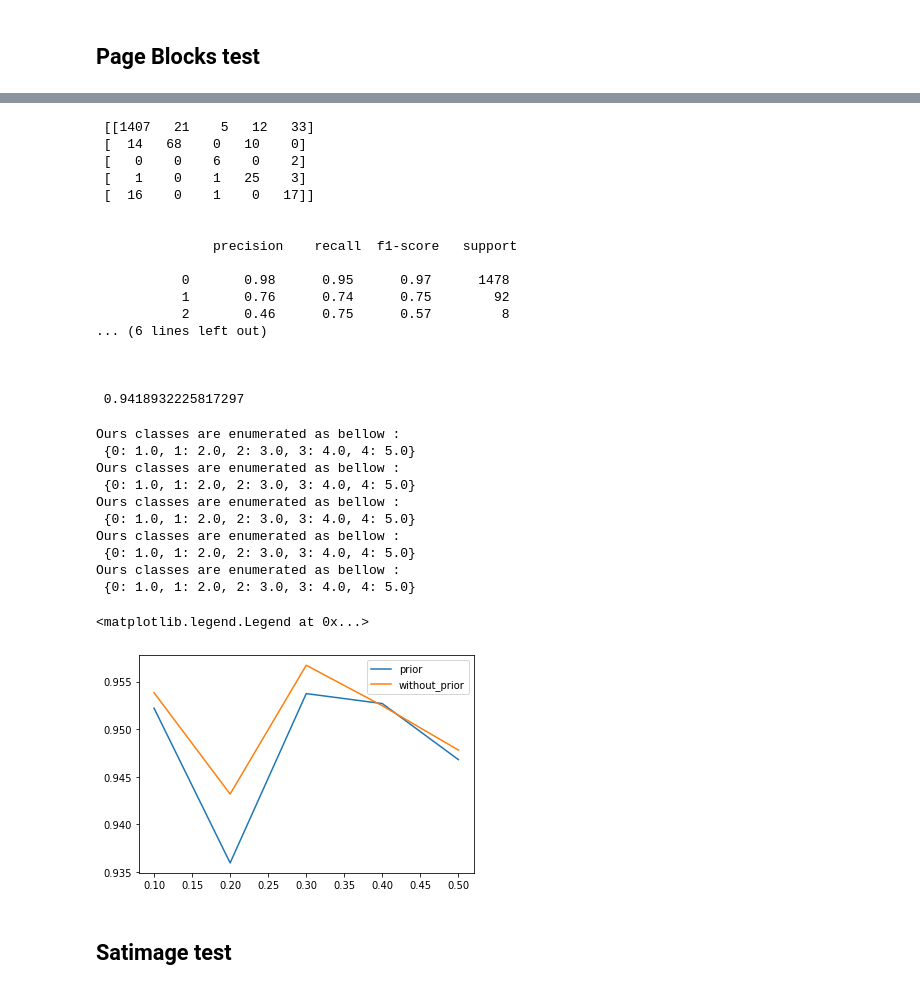
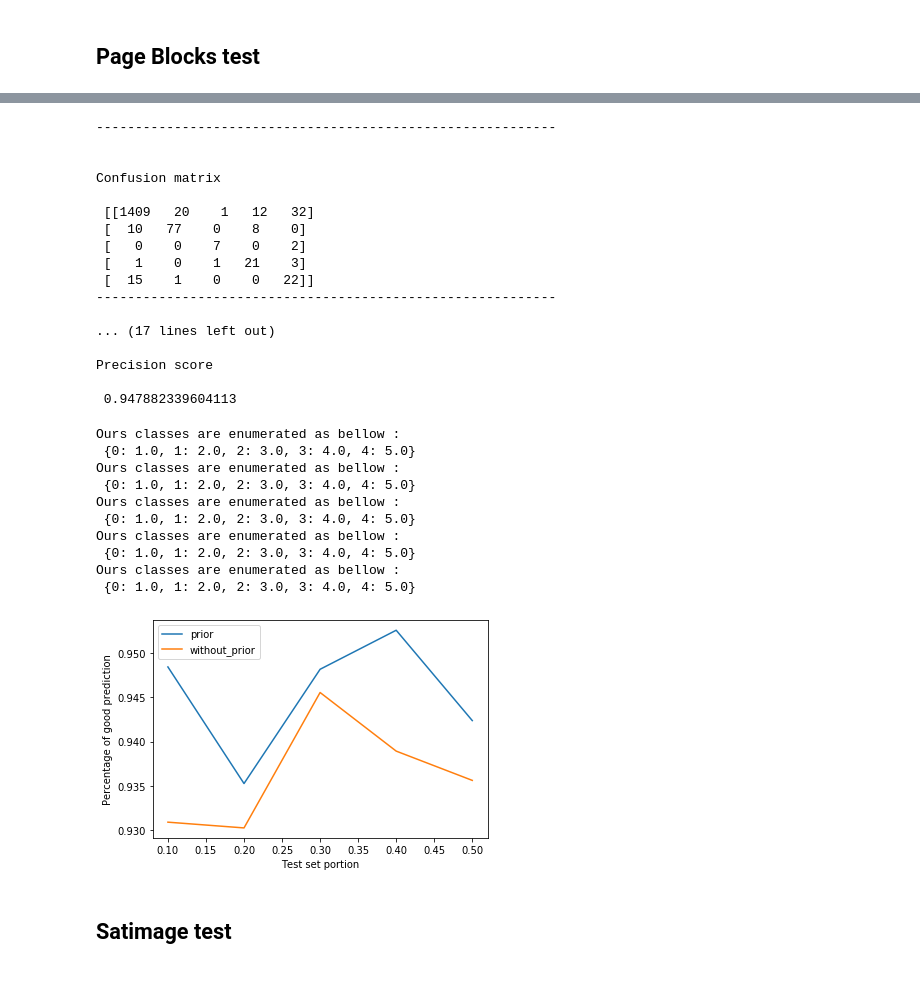
Before and after one commit to huydungasd/AOS1_project, a Jupyter notebook: Project.ipynb, the cells around one changed output, grey strips where cells are left out. Cells and saved outputs as stored; diff of their text form; code cells hidden in the pictures.

Commit message:
update parameters

```diff
--- a/Project.ipynb
+++ b/Project.ipynb
@@ -36,8 +115,16 @@ def QDA(Xapp, zapp, mprior, df_exp, Sprior, df_cov):
                         Sprior[:, :, j].T) / (sum(zapp[:, j]) + df_cov + p + 2)
     return pi, mu, Sig
 # %%
-def QDA_without_prior(Xapp, zapp):
+def QDA_without_prior(Xapp : np.array,
+                      zapp  : np.array) -> Tuple:
+    """
+    :param Xapp: feature of training set
+    :param zapp : label of training set
+    """
+    # n : number of samples, p : number of feature, K : number of classes
     n, p, K =  Xapp.shape[0], Xapp.shape[1], zapp.shape[1]
+
+    # compute estimators of pi, mu, Sig
     pi = np.zeros(K)
     mu = np.zeros((K, p))
     B = np.zeros((p, p, n))
@@ -52,25 +139,40 @@ def QDA_without_prior(Xapp, zapp):
 
             B[:, :, i] = temp @ temp.T
 
-        Sig[:, :, j] = sum((zapp[i, j] * B[:, :, i]) for i in range(n)) / sum(zapp[:, j])
+        Sig[:, :, j] = sum((zapp[i, j] *
+                            B[:, :, i]) for i in range(n)) / sum(zapp[:, j])
     return pi, mu, Sig
 # %% [markdown]
 The function for evaluating test set `evaluation` :
 - takes the inputs : $X_{tst}$ (test input matrix $n, p$), $pi$ (vector $K, 1$ of class proportions), $mu$ (estimated expectation matrix $K, p$), $Sig$ (estimated covariance matrices $p, p, K$)
 - provides : $prob$ (matrix $n, K$ of estimated class posterior probabilities) and $pred$ (vector $n, 1$ of corresponding decisions)
 # %%
-def evaluation(Xtst, pi, mu, Sig):
+def evaluation(Xtst : np.array,
+               pi : np.array,
+               mu : np.array,
+               Sig : np.array) -> Tuple:
+    """
+    :param Xtst: feature of test set
+    :param pi : estimator of  class proportions
+    :param mu : estimator of  expectations
+    :param Sig : estimator of  covariance matrices
+    """
+    # n : number of samples, p : number of feature, K : number of classes
     n, p, K = Xtst.shape[0], Xtst.shape[1], len(pi)
+
     prob = np.zeros((n, K))
     pred = np.zeros(n)
 
-    f = lambda x, mu, Sig: np.linalg.det(Sig)**(-1/2) * np.exp((-1/2) *(x - mu).T
-                                                               @ np.linalg.inv(Sig)
-                                                               @ (x - mu))
+    # function which compute density
+    f = lambda x, mu, Sig: (2*np.pi)**(-len(x)/2) * np.linalg.det(Sig)**(-1/2) * np.exp((-1/2) *(x - mu).T
+                                                                                        @ np.linalg.inv(Sig)
+                                                                                        @ (x - mu))
 
+    # compute probabilitie's vector for K classes
     for j in range(K):
         for i in range(n):
-            total = sum(pi[k] * f(Xtst[i, :], mu[k, :], Sig[:, :, k]) for k in range(K))
+            total = sum(pi[k] * f(Xtst[i, :], mu[k, :],
+                                  Sig[:, :, k]) for k in range(K))
             prob[i, j] = pi[j] * f(Xtst[i, :], mu[j, :], Sig[:, :, j]) / total
 
     pred = np.argmax(prob, axis=1)
@@ -260,59 +330,68 @@ Ours classes are enumerated as bellow :
 pi_pag_2, mu_pag_2, Sig_pag_2 = QDA_without_prior(Xapp_pag, Zapp_pag)
 prob_pag_2, pred_pag_2 = evaluation(Xtst_pag, pi_pag_2, mu_pag_2, Sig_pag_2)
 
-print('\n\n', confusion_matrix(np.argmax(Ztst_pag, axis=1), pred_pag_2))
-print('\n\n', classification_report(np.argmax(Ztst_pag, axis=1), pred_pag_2))
-print('\n\n', precision_score(np.argmax(Ztst_pag, axis=1), pred_pag_2, average='weighted'))
+print("-----------------------------------------------------------\n\n")
+print("Confusion matrix")
+print('\n', confusion_matrix(np.argmax(Ztst_pag, axis=1), pred_pag_2))
+print("-----------------------------------------------------------\n\n")
+print("Classification report")
+print('\n', classification_report(np.argmax(Ztst_pag, axis=1), pred_pag_2))
+print("-----------------------------------------------------------\n\n")
+print("Precision score")
+print('\n', precision_score(np.argmax(Ztst_pag, axis=1), pred_pag_2, average='weighted'))
 # %% [output]
- [[1407   21    5   12   33]
- [  14   68    0   10    0]
- [   0    0    6    0    2]
- [   1    0    1   25    3]
- [  16    0    1    0   17]]
+-----------------------------------------------------------
 
 
-               precision    recall  f1-score   support
+Confusion matrix
 
-           0       0.98      0.95      0.97      1478
-           1       0.76      0.74      0.75        92
-           2       0.46      0.75      0.57         8
-... (6 lines left out)
+ [[1409   20    1   12   32]
+ [  10   77    0    8    0]
+ [   0    0    7    0    2]
+ [   1    0    1   21    3]
+ [  15    1    0    0   22]]
+-----------------------------------------------------------
 
+... (17 lines left out)
 
+Precision score
 
- 0.9418932225817297
+ 0.947882339604113
 # %%
 cuts_off = np.array([0.1, 0.2, 0.3, 0.4, 0.5])
 prediction = np.zeros(len(cuts_off))
 prediction_without_prior = np.zeros(len(cuts_off))
 
 for i in range(len(cuts_off)):
-    Xapp_pag, Zapp_pag, Xtst_pag, Ztst_pag, mprior_pag, Sprior_pag = data_processing("dataset/page-blocks.csv")
+    Xapp_pag, Zapp_pag, Xtst_pag, Ztst_pag, mprior_pag, Sprior_pag = data_processing("dataset/page-blocks.csv",
+                                                                                    n_components_pca=8)
 
     pi_pag, mu_pag, Sig_pag = QDA(Xapp_pag, Zapp_pag, mprior_pag, df_exp_pag, Sprior_pag, df_cov_pag)
     prob_pag, pred_pag = evaluation(Xtst_pag, pi_pag, mu_pag, Sig_pag)
     prediction[i] = precision_score(np.argmax(Ztst_pag, axis=1), pred_pag, average='weighted')
 
     pi_pag_2, mu_pag_2, Sig_pag_2 = QDA_without_prior(Xapp_pag, Zapp_pag)
     prob_pag_2, pred_pag_2 = evaluation(Xtst_pag, pi_pag_2, mu_pag_2, Sig_pag_2)
     prediction_without_prior[i] = precision_score(np.argmax(Ztst_pag, axis=1), pred_pag_2, average='weighted')
 
 plt.plot(cuts_off, prediction)
 plt.plot(cuts_off, prediction_without_prior)
+plt.xlabel("Test set portion")
+plt.ylabel("Percentage of good prediction")
 plt.legend(["prior", "without_prior"])
+plt.show()
 # %% [output]
 Ours classes are enumerated as bellow :
  {0: 1.0, 1: 2.0, 2: 3.0, 3: 4.0, 4: 5.0}
 Ours classes are enumerated as bellow :
  {0: 1.0, 1: 2.0, 2: 3.0, 3: 4.0, 4: 5.0}
 Ours classes are enumerated as bellow :
  {0: 1.0, 1: 2.0, 2: 3.0, 3: 4.0, 4: 5.0}
 Ours classes are enumerated as bellow :
  {0: 1.0, 1: 2.0, 2: 3.0, 3: 4.0, 4: 5.0}
 Ours classes are enumerated as bellow :
  {0: 1.0, 1: 2.0, 2: 3.0, 3: 4.0, 4: 5.0}
-<matplotlib.legend.Legend at 0x...>
-[figure, old version]
+[figure, new version]
 # %% [markdown]
 ## Satimage test
 # %%
```
Also changed, not shown: parts of 16 cells of this notebook.
